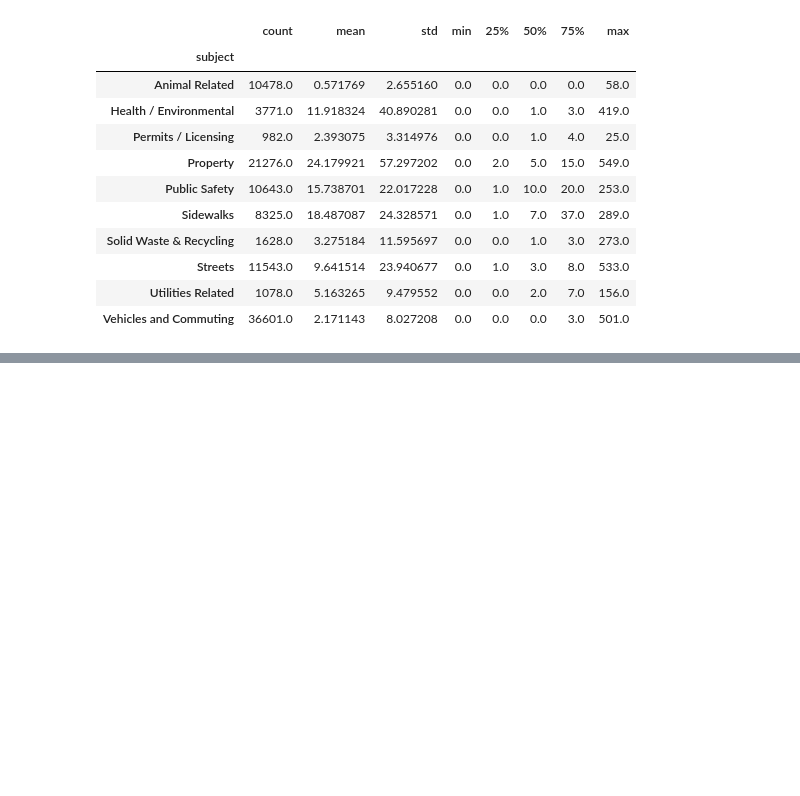
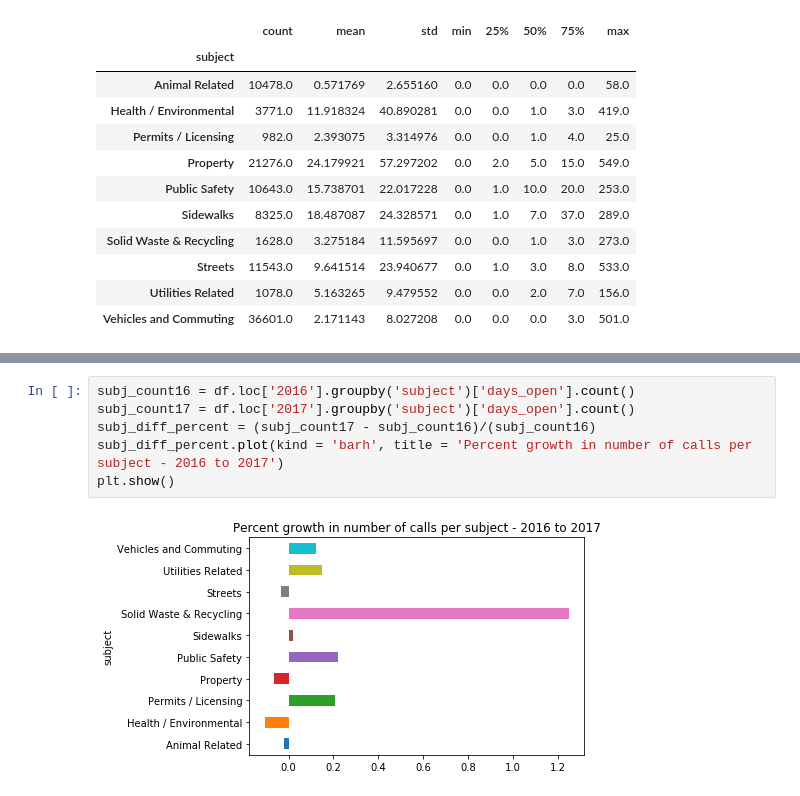
Before and after one commit to lwdee/Springboard, a Jupyter notebook: Capstone/Capstone_1_Data_Wrangling.ipynb, the cells around one changed output, grey strips where cells are left out. Drawn from its saved outputs; the diff is of its cells as text; blank space fills up the shorter version.

```diff
--- a/Capstone/Capstone_1_Data_Wrangling.ipynb
+++ b/Capstone/Capstone_1_Data_Wrangling.ipynb
@@ -761,0 +812,8 @@ plt.show()
+# %%
+subj_count16 = df.loc['2016'].groupby('subject')['days_open'].count()
+subj_count17 = df.loc['2017'].groupby('subject')['days_open'].count()
+subj_diff_percent = (subj_count17 - subj_count16)/(subj_count16)
+subj_diff_percent.plot(kind = 'barh', title = 'Percent growth in number of calls per subject - 2016 to 2017')
+plt.show()
+# %% [output]
+[figure, added]
```
Also changed, not shown: parts of 9 cells of this notebook.
